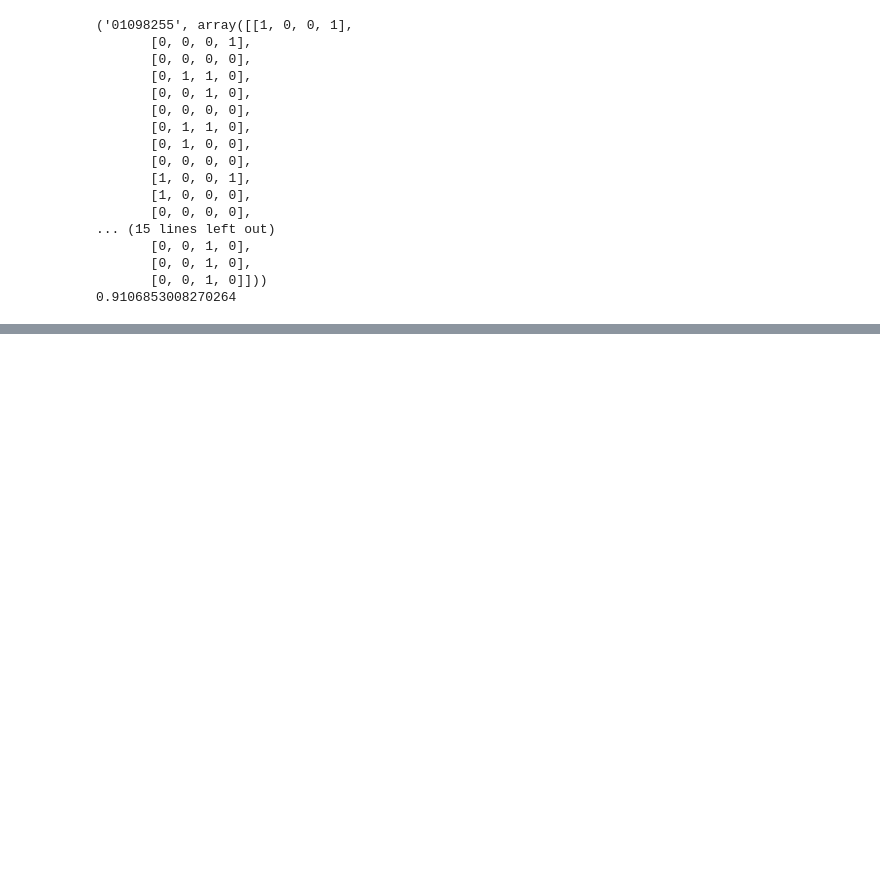
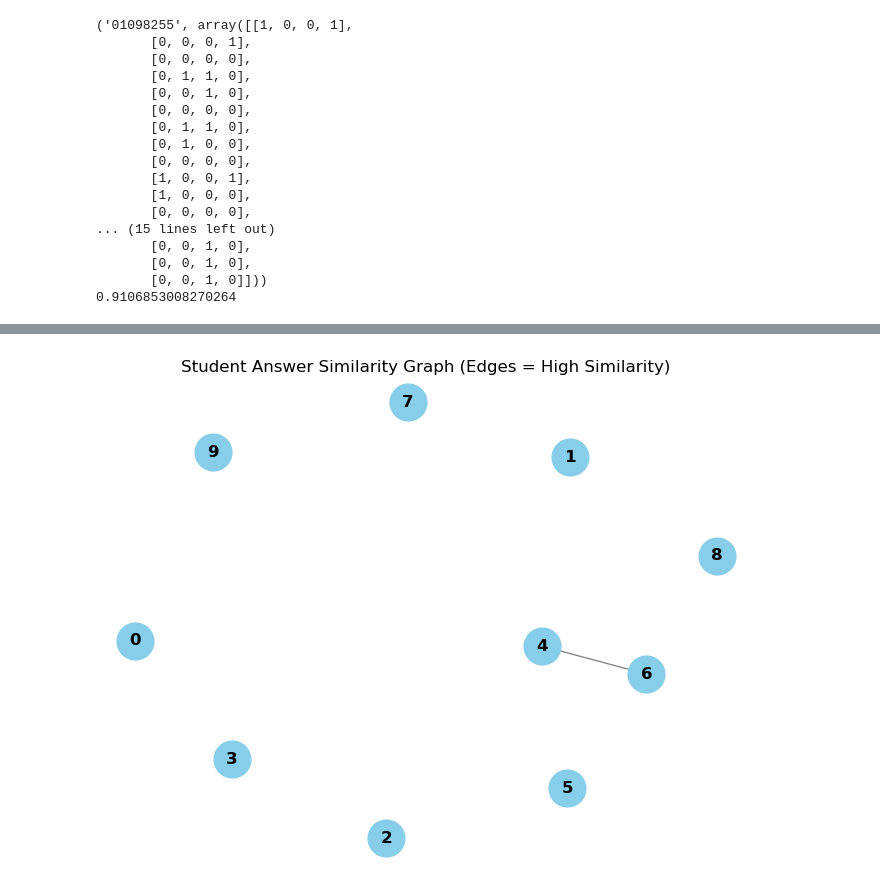
Before and after one commit to mgama1/Edvanced, a Jupyter notebook: Edvanced.ipynb, the cells around one changed output, grey strips where cells are left out. Saved outputs shown, nothing was run; the diff lists cells and outputs as text; code cells hidden in the pictures; blank space fills up the shorter version.

```diff
--- a/Edvanced.ipynb
+++ b/Edvanced.ipynb
@@ -385,0 +366,37 @@ m=np.array([[1, 0, 0, 0, 0],
+# %%
+import networkx as nx
+import matplotlib.pyplot as plt
+
+# Create graph
+G = nx.Graph()
+
+# Add nodes (students)
+num_students = len(students)
+G.add_nodes_from(range(num_students))
+
+# Add weighted edges based on Hamming distance
+for i in range(num_students):
+    for j in range(i+1, num_students):
+        dist = np.sum(students[i] != students[j]) / students[i].size  # Hamming distance
+        G.add_edge(i, j, weight=dist)
+
+# Option 1: Filter edges with distance below threshold (suspicious similarity)
+threshold =.11#np.mean(distances)-2.7*np.std(distances)
+edges_to_draw = [(u, v, d['weight']) for u, v, d in G.edges(data=True) if d['weight'] < threshold]
+
+# Create a new subgraph with only suspiciously similar edges
+H = nx.Graph()
+H.add_nodes_from(G.nodes)
+H.add_weighted_edges_from(edges_to_draw)
+
+# Draw it
+pos = nx.spring_layout(H)  # Force-directed layout
+edge_weights = [1 - d['weight'] for _, _, d in H.edges(data=True)]  # Higher = stronger similarity
+
+nx.draw(H, pos, with_labels=True, node_color='skyblue', node_size=700,
+        width=edge_weights, edge_color='gray', font_weight='bold')
+
+plt.title("Student Answer Similarity Graph (Edges = High Similarity)")
+plt.show()
+# %% [output]
+[figure, added]
```
Also changed, not shown: parts of 9 cells of this notebook.
